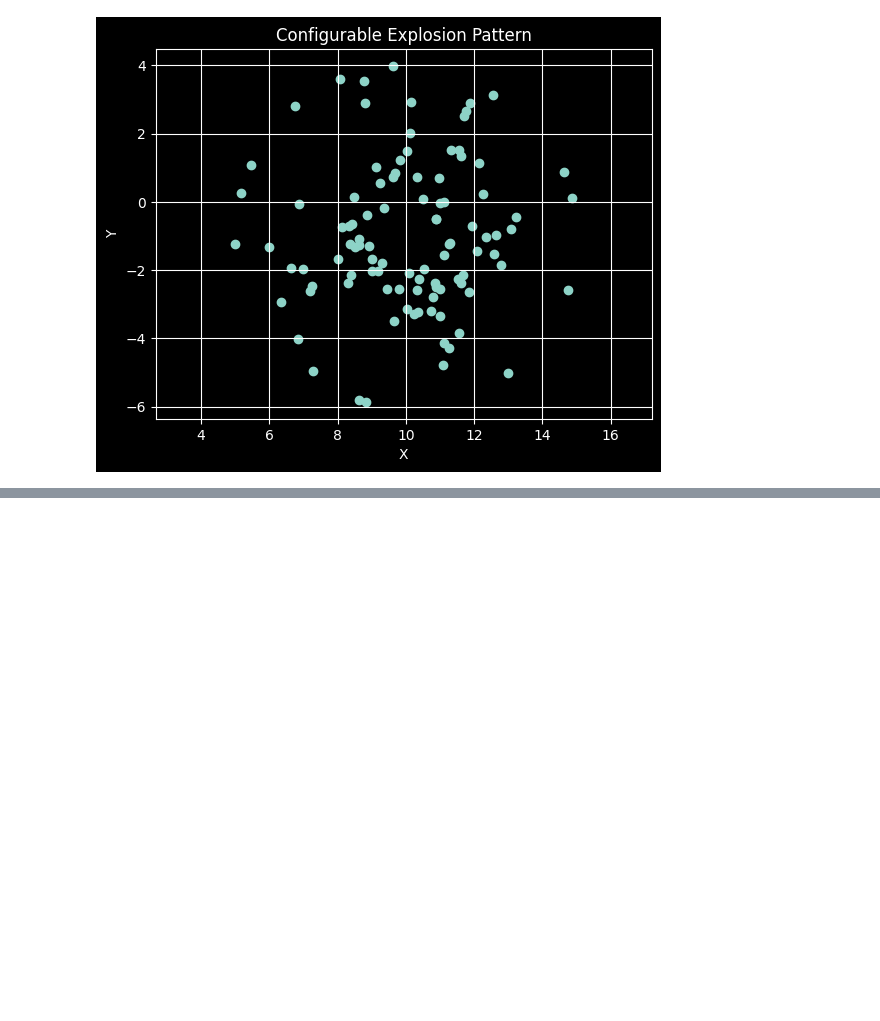
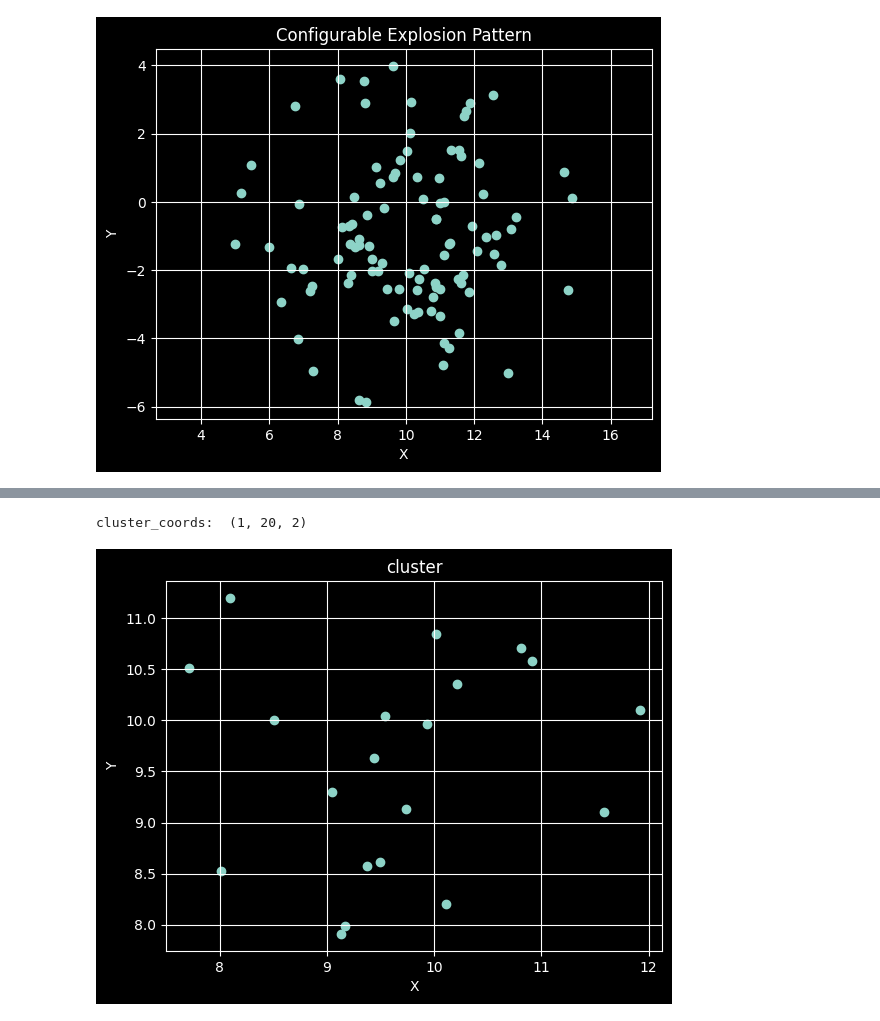
Before and after one commit to Thinklab-SJTU/PredictiveCO-Benchmark, a Jupyter notebook: visual/data/TSP-generate.ipynb, the cells around one changed output, grey strips where cells are left out. Cells and saved outputs as stored; diff of their text form; code cells hidden in the pictures; blank space fills up the shorter version.

```diff
--- a/visual/data/TSP-generate.ipynb
+++ b/visual/data/TSP-generate.ipynb
@@ -689,0 +789,24 @@ plt.show()
+# %%
+kwargs = {"num_clusters": 4, "cluster_std":1, "center_low":9, "center_high":10}
+cluster_coords = generate_cluster(
+    batch_size=1,
+    n_nodes=20,
+    num_clusters=kwargs["num_clusters"],
+    cluster_std=kwargs["cluster_std"],
+    center_low=kwargs["center_low"],
+    center_high=kwargs["center_high"],
+)
+print("cluster_coords: ", cluster_coords.shape)
+x = cluster_coords[0,:,0]
+y = cluster_coords[0,:,1]
+# Plotting the points to visualize the 'explosion' pattern with a central void
+plt.scatter(x, y)
+plt.xlabel('X')
+plt.ylabel('Y')
+plt.title('cluster')
+# plt.axis('')  # Equal scaling of the axes
+plt.grid(True)
+plt.show()
+# %% [output]
+cluster_coords:  (1, 20, 2)
+[figure, added]
```
Also changed, not shown: parts of 5 cells of this notebook, 1 other file.
